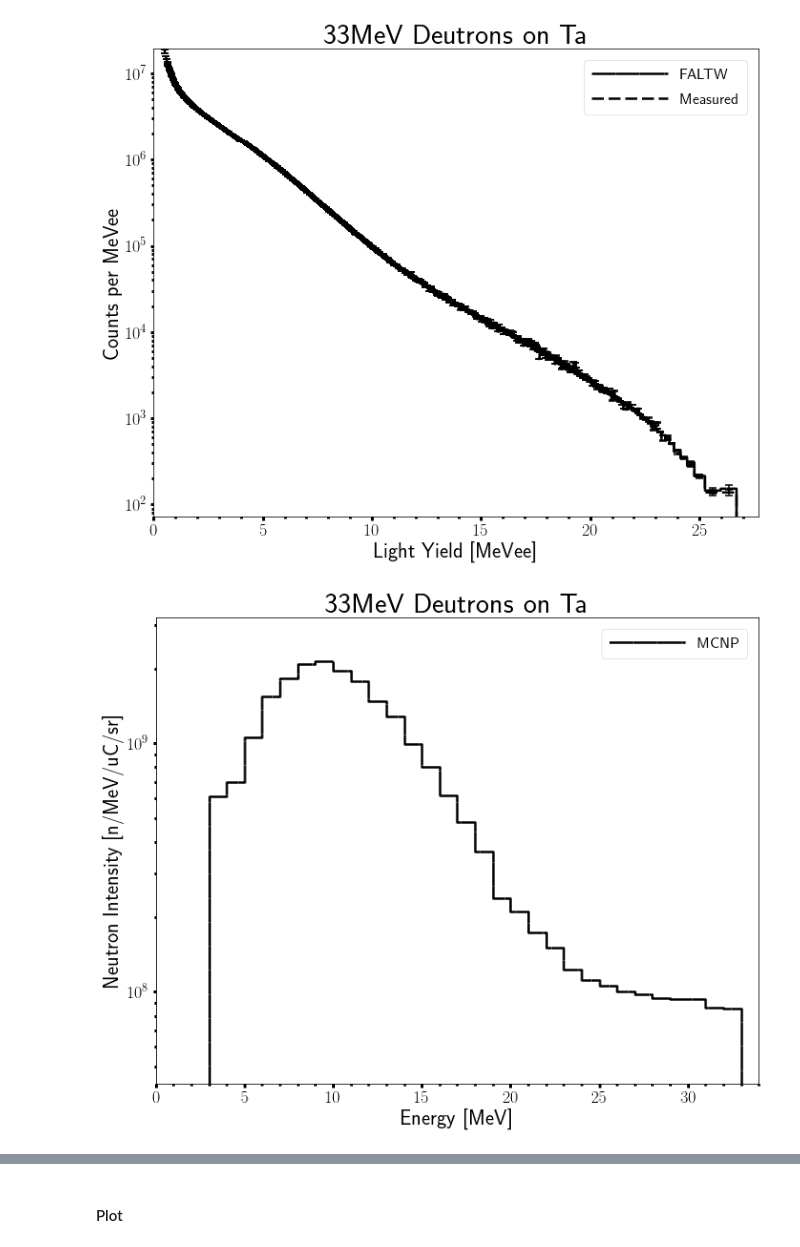
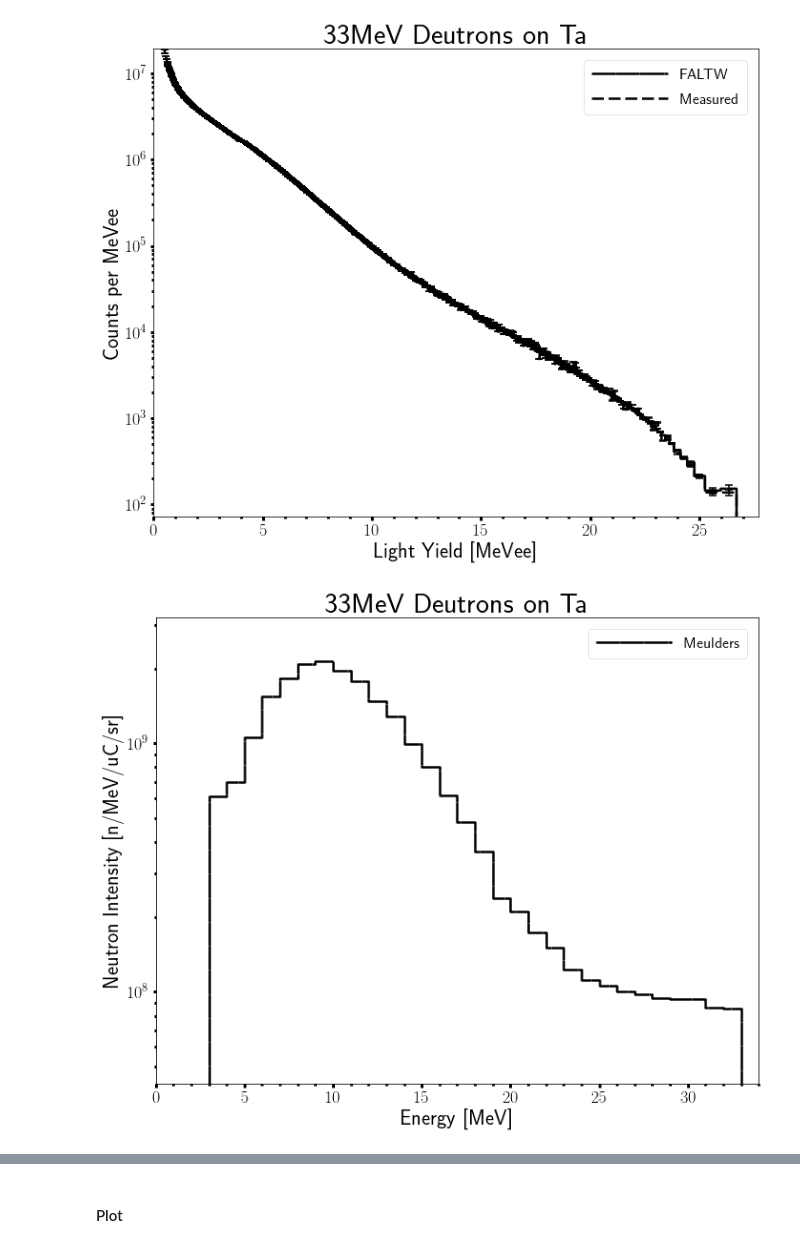
Before and after one commit to 2lambda123/88_Data, a Jupyter notebook: Experiments/PHS/33MeVTa_29-31Mar17/33MeVTa_BeamOnly.ipynb, the cells around one changed output, grey strips where cells are left out. Cells and saved outputs as stored; diff of their text form; code cells hidden in the pictures.

```diff
--- a/Experiments/PHS/33MeVTa_29-31Mar17/33MeVTa_BeamOnly.ipynb
+++ b/Experiments/PHS/33MeVTa_29-31Mar17/33MeVTa_BeamOnly.ipynb
@@ -1601,22 +1602,22 @@ faltwPHSHisto.plot(measPHSHisto, logY=True, title='33MeV Deutrons on Ta', xLabel
 # %%
 # Read in Meulders data and normalize
 meuldersData = pd.read_table(meuldersPath+meuldersName, delim_whitespace=True,
                              names=['upE', 'absFlux'])
 meuldersData['absFlux'] = bin_differentiation(meuldersData['upE'],meuldersData['absFlux'],
                                              edgeLoc=meuldersBinBounds)
 meuldersData['pdfFlux'] = normAUBC(meuldersData['absFlux'])
 
 # Build pdf histogram object
 meuldersHisto=Histogram()
 meuldersHisto.build_histo(meuldersData['upE'].tolist(), meuldersData['pdfFlux'].tolist(),
                          edgeLoc=meuldersBinBounds, name='Meulders')
 
 # Build norm histogram object
 meuldersNormHisto=Histogram()
 meuldersNormHisto.build_histo(meuldersData['upE'].tolist(), meuldersData['absFlux'].tolist(),
-                         edgeLoc=meuldersBinBounds, name='MCNP')
+                         edgeLoc=meuldersBinBounds, name='Meulders')
 meuldersNormHisto.plot(logY=True, title='33MeV Deutrons on Ta', xLabel='Energy [MeV]',
                  yLabel='Neutron Intensity [n/MeV/uC/sr]')
 # %% [output]
-[figure, old version]
+[figure, new version]
 # %%
```
Also changed, not shown: parts of 6 cells of this notebook, 5 other files.
